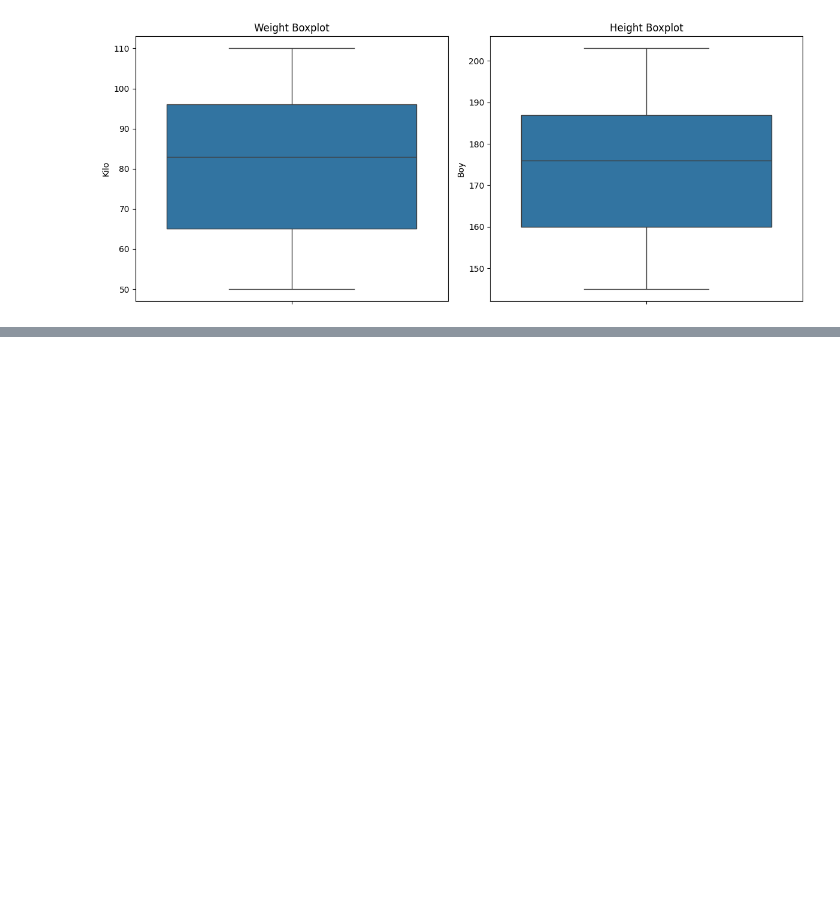
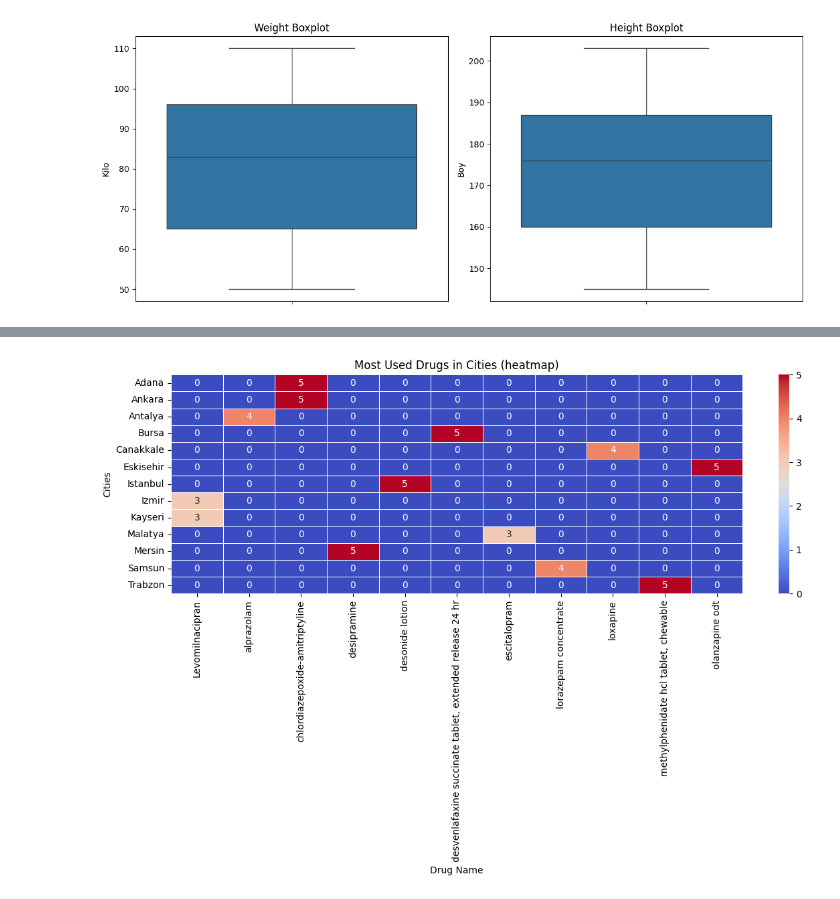
Before and after one commit to fatihzknn/pusula_fatihhan_ozkan, a Jupyter notebook: EDA.ipynb, the cells around one changed output, grey strips where cells are left out. Saved outputs shown, nothing was run; the diff lists cells and outputs as text; code cells hidden in the pictures; blank space fills up the shorter version.

```diff
--- a/EDA.ipynb
+++ b/EDA.ipynb
@@ -180,0 +195,12 @@ plt.show()
+# %%
+pivot_table = en_cok_kullanilan_ilac.pivot(index='Il', columns='Ilac_Adi', values='Kullanim_Sayisi').fillna(0)
+
+plt.figure(figsize=(12,8))
+sns.heatmap(pivot_table, cmap='coolwarm', annot=True, fmt='.0f', linewidths=.5)
+plt.title('Most Used Drugs in Cities (heatmap)')
+plt.xlabel('Drug Name')
+plt.ylabel('Cities')
+plt.tight_layout()
+plt.show()
+# %% [output]
+[figure, added]
```
Also changed, not shown: parts of 27 cells of this notebook, 1 other file.
